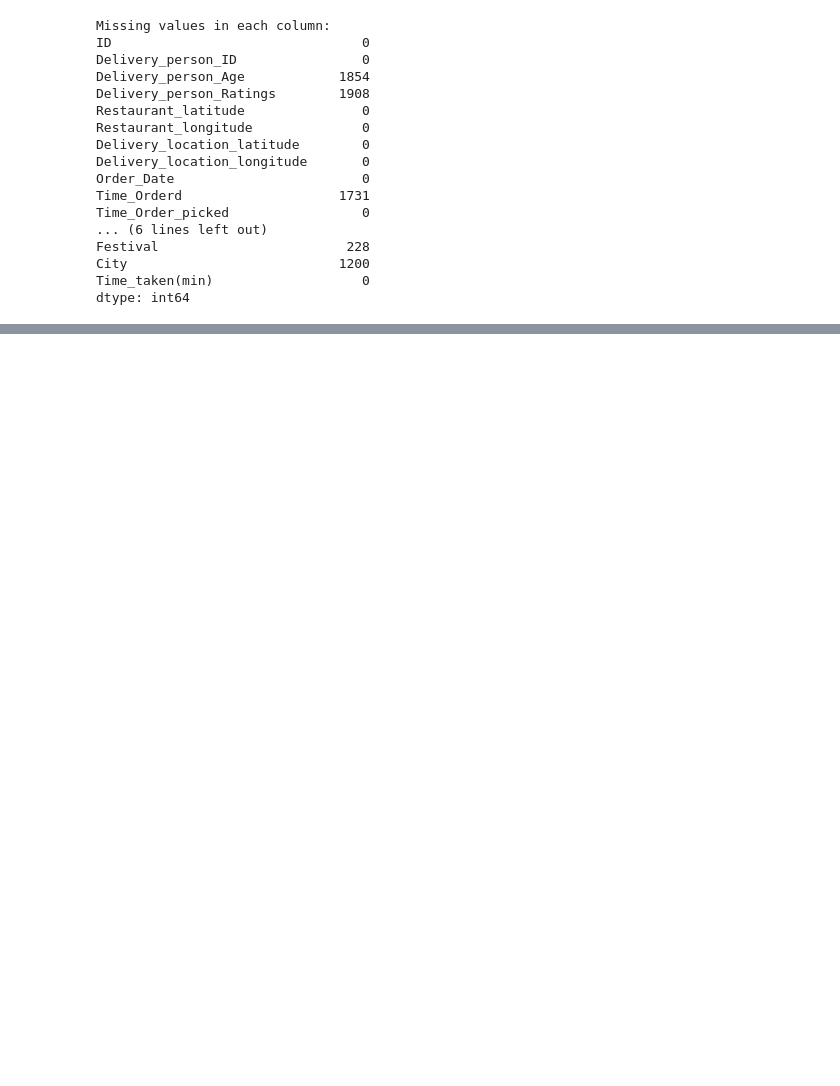
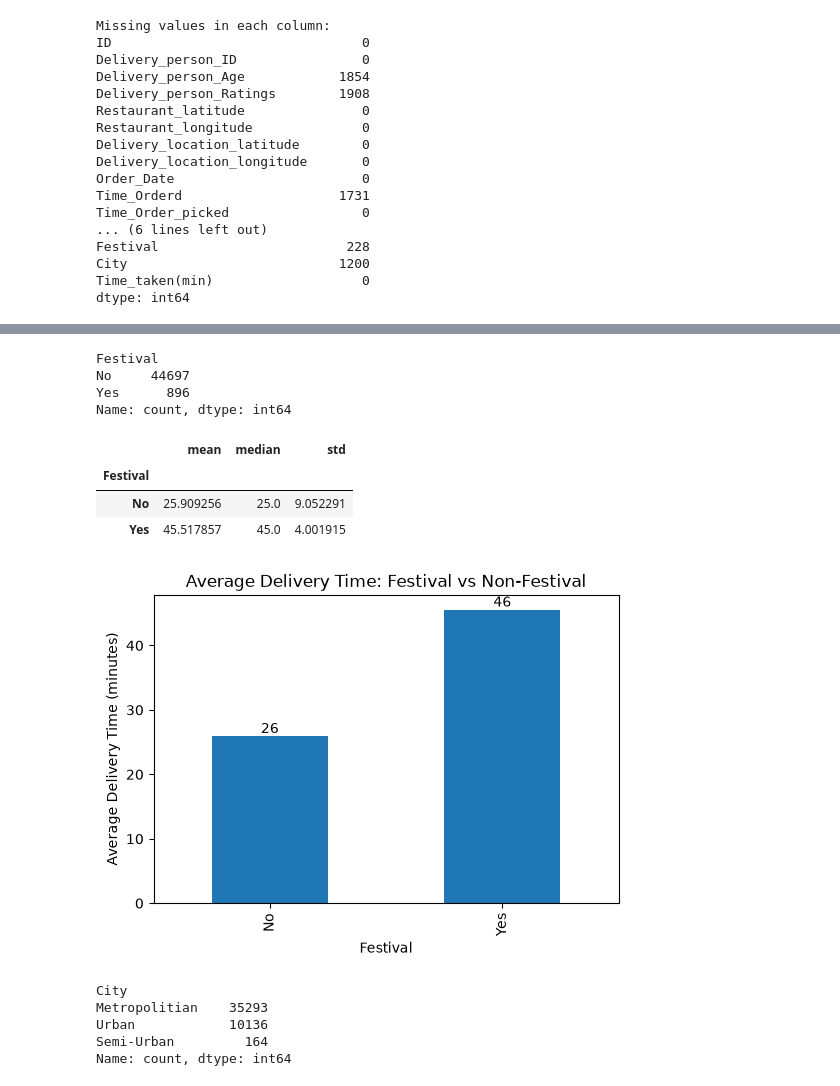
Before and after one commit to anurag-dev89/DeliverEase, a Jupyter notebook: notebooks/DeliverEase.ipynb, the cells around one changed output, grey strips where cells are left out. Saved outputs shown, nothing was run; the diff lists cells and outputs as text; code cells hidden in the pictures; blank space fills up the shorter version.

```diff
--- a/notebooks/DeliverEase.ipynb
+++ b/notebooks/DeliverEase.ipynb
@@ -205,0 +594,14 @@ dtype: int64
+# %%
+df['Festival'].value_counts()
+# %% [output]
+Festival
+No     44697
+Yes      896
+Name: count, dtype: int64
+# %%
+df.groupby('Festival')['Time_taken(min)'].agg(['mean', 'median', 'std'])
+# %% [output]
+|  | mean | median | std |
+| Festival |  |  |  |
+| No | 25.909256 | 25.0 | 9.052291 |
+| Yes | 45.517857 | 45.0 | 4.001915 |
@@ -205,0 +611,21 @@ dtype: int64
+# %%
+# bar plot for average delivery time during festivals vs non-festivals
+festival_time = df.groupby('Festival')['Time_taken(min)'].mean()
+
+ax = festival_time.plot(kind='bar', figsize=(6, 4))
+ax.bar_label(ax.containers[0], fmt='%.0f')
+
+plt.title('Average Delivery Time: Festival vs Non-Festival')
+plt.xlabel('Festival')
+plt.ylabel('Average Delivery Time (minutes)')
+plt.show()
+# %% [output]
+[figure, added]
+# %%
+df['City'].value_counts()
+# %% [output]
+City
+Metropolitian    35293
+Urban            10136
+Semi-Urban         164
+Name: count, dtype: int64
```
Also changed, not shown: parts of 60 cells of this notebook.
